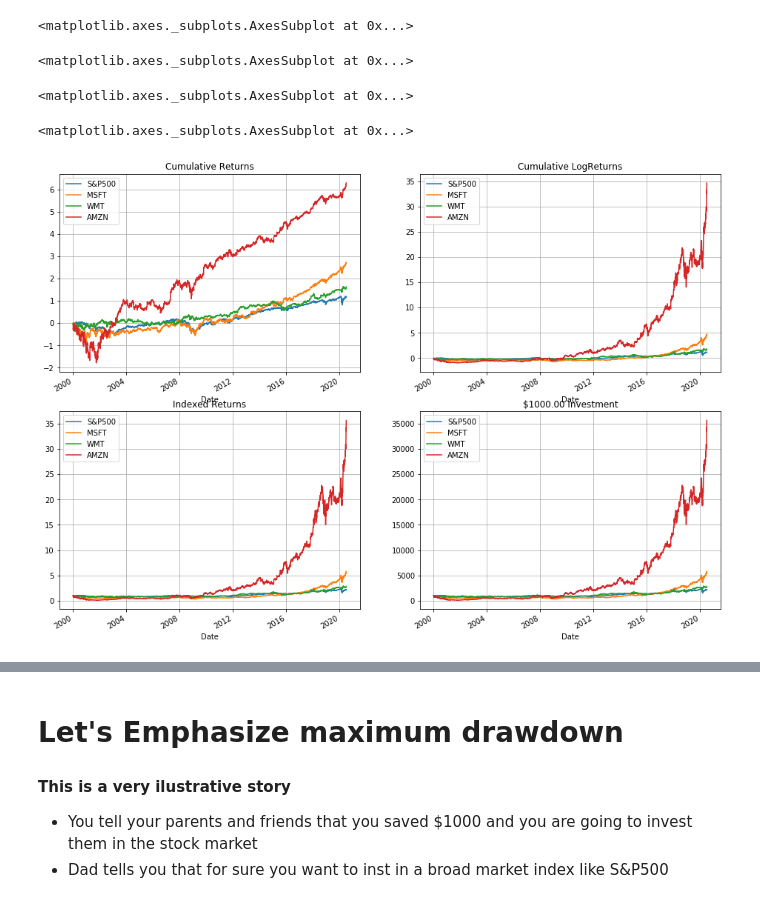
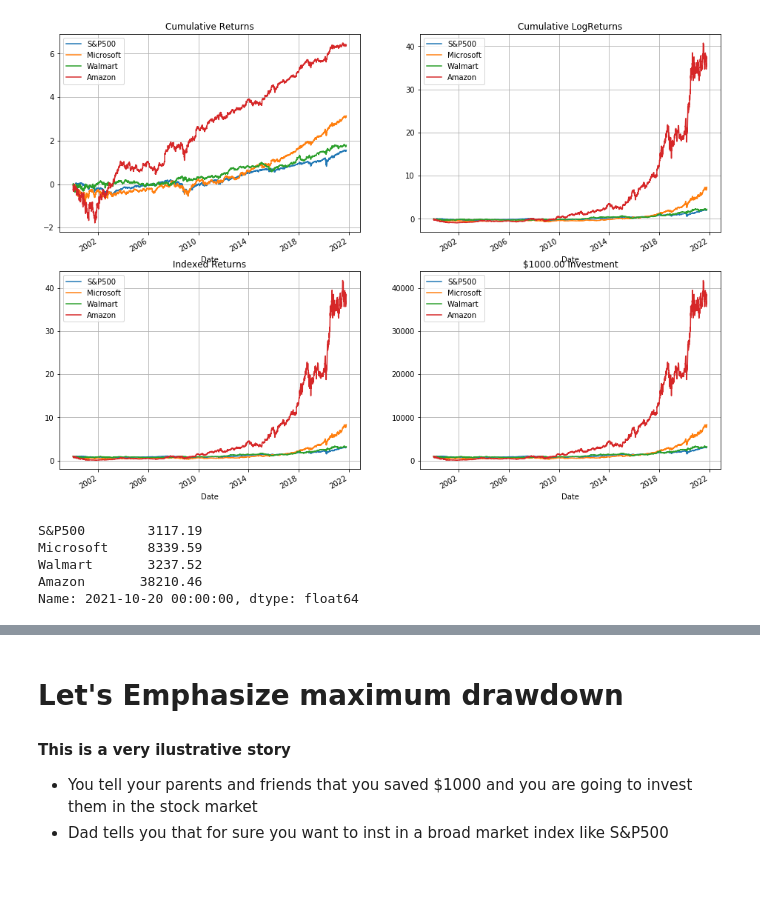
Before and after one commit to danthequant/stocks, a Jupyter notebook: port_mgmt.ipynb, the cells around one changed output, grey strips where cells are left out. Drawn from its saved outputs; the diff is of its cells as text; code cells hidden in the pictures; blank space fills up the shorter version.

```diff
--- a/port_mgmt.ipynb
+++ b/port_mgmt.ipynb
@@ -89,0 +32,6 @@ Data sample
+# %%
+# Let's set a start date for our analysis and let's get data upto today
+start_date = dt.date(2000,1,1)
+end_date = dt.date.today()
+stock_data = pd.DataFrame(pdr.get_data_yahoo('TSLA',start_date, end_date)['Adj Close'])
+stock_data
@@ -89,0 +57,7 @@ Data sample
+# %%
+# Let's get data on 2 other stocks and on the S&P 500 index
+names = ['S&P500','Microsoft','Walmart','Amazon']
+tickers = ['^GSPC','MSFT','WMT','AMZN']
+stock_prices = pd.DataFrame(pdr.get_data_yahoo(tickers,start_date, end_date)['Adj Close'])
+stock_prices.columns = names
+stock_prices
@@ -121,11 +160,16 @@ Which should imply no re-investment of returns
 # %%
-#Calculating returns
+#Calculating more returns
 
 #returns = price_1/price_0 -1
-returns = new_df.pct_change()
+returns = stock_prices.pct_change()
 
 #log_returns
-log_rets = np.log(new_df) - np.log(new_df.shift())
+log_rets = np.log(stock_prices) - np.log(stock_prices.shift())
+
+def rets2prices(r):
+    prices = (1+r).cumprod()
+    prices.iloc[0,:] = 1
+    return prices
 
 def calc_returns(rets):
     log_rets = np.log(1 + rets)
@@ -142,22 +186,26 @@ def calc_returns(rets):
 log_rets, cum_rets, cum_logrets, indexed_returns, money_returns = calc_returns(returns)
 # %%
 # Plots of returns
-fig = plt.figure(figsize=(16,12))
-ax1 = plt.subplot(221)
-ax2 = plt.subplot(222)
-ax3 = plt.subplot(223)
-ax4 = plt.subplot(224)
+fig = pl.figure(figsize=(16,12))
+ax1 = pl.subplot(221)
+ax2 = pl.subplot(222)
+ax3 = pl.subplot(223)
+ax4 = pl.subplot(224)
 
-cum_rets.plot(ax=ax1, title='Cumulative Returns', grid=True)
-cum_logrets.plot(ax=ax2, title='Cumulative LogReturns', grid=True)
-indexed_returns.plot(ax=ax3, title='Indexed Returns', grid=True)
-money_returns.plot(ax=ax4, title='$1000.00 Investment', grid=True)
+cum_rets.plot(ax=ax1, title='Cumulative Returns', grid=True);
+cum_logrets.plot(ax=ax2, title='Cumulative LogReturns', grid=True);
+indexed_returns.plot(ax=ax3, title='Indexed Returns', grid=True);
+money_returns.plot(ax=ax4, title='$1000.00 Investment', grid=True);
 # %% [output]
-<matplotlib.axes._subplots.AxesSubplot at 0x...>
-<matplotlib.axes._subplots.AxesSubplot at 0x...>
-<matplotlib.axes._subplots.AxesSubplot at 0x...>
-<matplotlib.axes._subplots.AxesSubplot at 0x...>
-[figure, old version]
+[figure, new version]
+# %%
+money_returns.iloc[-1]
+# %% [output]
+S&P500        3117.19
+Microsoft     8339.59
+Walmart       3237.52
+Amazon       38210.46
+Name: 2021-10-20 00:00:00, dtype: float64
 # %%
 # Backtest
 # Staticstics of returns and risk
```
Also changed, not shown: parts of 39 cells of this notebook.
